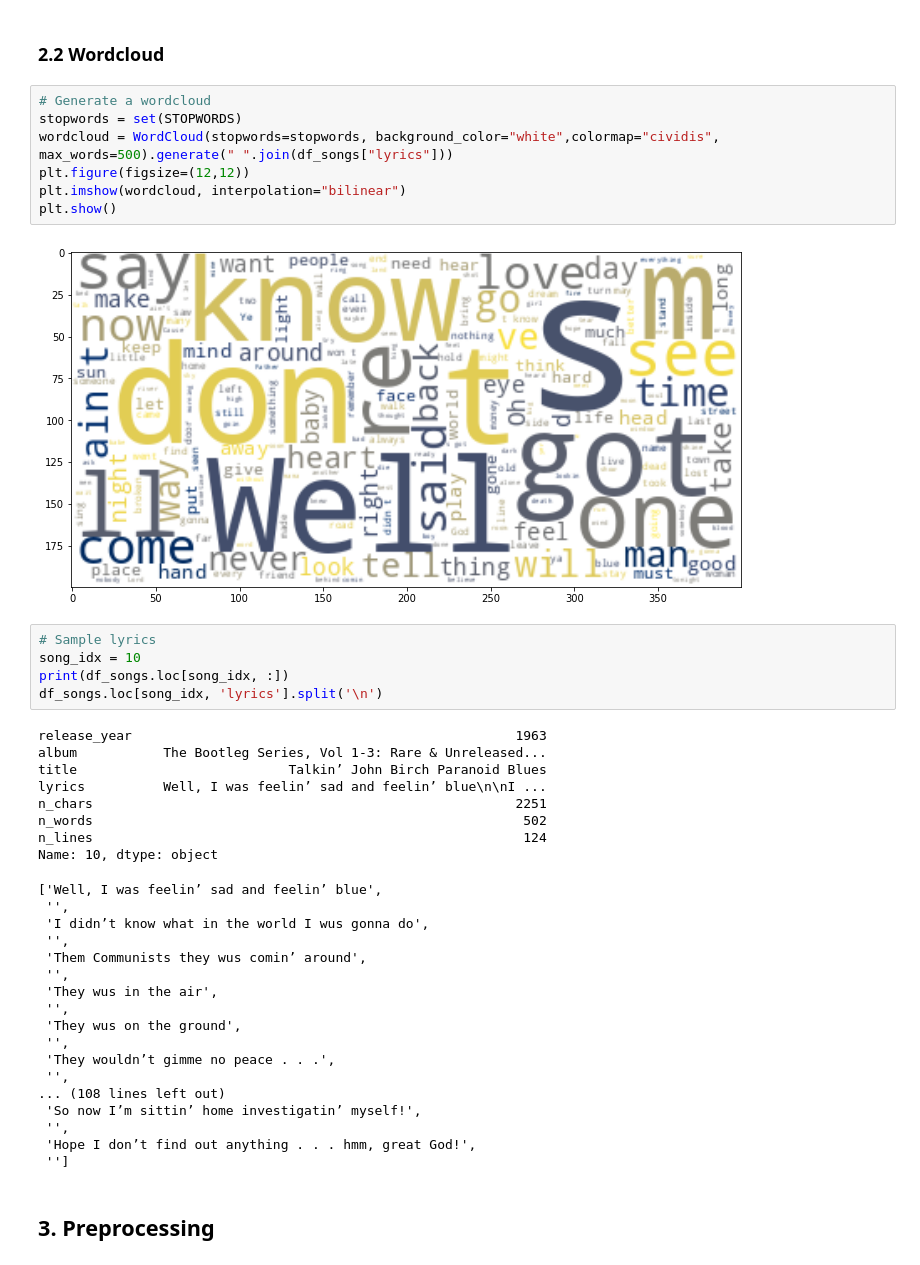
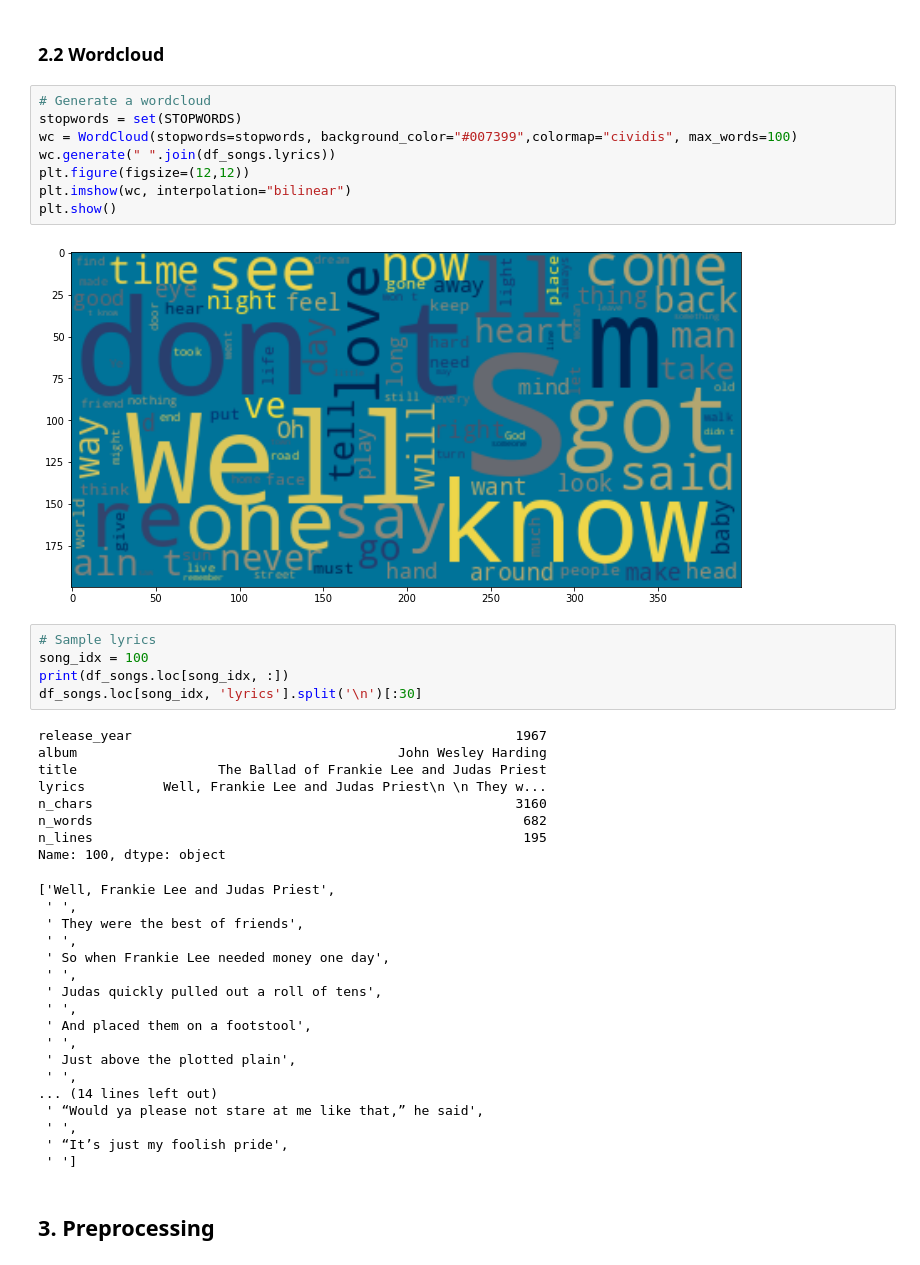
Before and after one commit to abhinav-neil/lyrics-generator-lstm, a Jupyter notebook: lyrics-generation-with-lstm.ipynb, the cells around one changed output. Drawn from its saved outputs; the diff is of its cells as text.

```diff
--- a/lyrics-generation-with-lstm.ipynb
+++ b/lyrics-generation-with-lstm.ipynb
@@ -121,43 +100,44 @@ sns.histplot(data=df_songs, x='n_lines', ax=axs[2])
 # %%
 # Generate a wordcloud
 stopwords = set(STOPWORDS)
-wordcloud = WordCloud(stopwords=stopwords, background_color="white",colormap="cividis", max_words=500).generate(" ".join(df_songs["lyrics"]))
+wc = WordCloud(stopwords=stopwords, background_color="#007399",colormap="cividis", max_words=100)
+wc.generate(" ".join(df_songs.lyrics))
 plt.figure(figsize=(12,12))
-plt.imshow(wordcloud, interpolation="bilinear")
+plt.imshow(wc, interpolation="bilinear")
 plt.show()
 # %% [output]
-[figure, old version]
+[figure, new version]
 # %%
 # Sample lyrics
-song_idx = 10
+song_idx = 100
 print(df_songs.loc[song_idx, :])
-df_songs.loc[song_idx, 'lyrics'].split('\n')
+df_songs.loc[song_idx, 'lyrics'].split('\n')[:30]
 # %% [output]
-release_year                                                 1963
-album           The Bootleg Series, Vol 1-3: Rare & Unreleased...
-title                           Talkin’ John Birch Paranoid Blues
-lyrics          Well, I was feelin’ sad and feelin’ blue\n\nI ...
-n_chars                                                      2251
-n_words                                                       502
-n_lines                                                       124
-Name: 10, dtype: object
+release_year                                                 1967
+album                                         John Wesley Harding
+title                  The Ballad of Frankie Lee and Judas Priest
+lyrics          Well, Frankie Lee and Judas Priest\n \n They w...
+n_chars                                                      3160
+n_words                                                       682
+n_lines                                                       195
+Name: 100, dtype: object
-['Well, I was feelin’ sad and feelin’ blue',
- '',
- 'I didn’t know what in the world I wus gonna do',
- '',
- 'Them Communists they wus comin’ around',
- '',
- 'They wus in the air',
- '',
- 'They wus on the ground',
- '',
- 'They wouldn’t gimme no peace . . .',
- '',
-... (108 lines left out)
- 'So now I’m sittin’ home investigatin’ myself!',
- '',
- 'Hope I don’t find out anything . . . hmm, great God!',
- '']
+['Well, Frankie Lee and Judas Priest',
+ ' ',
+ ' They were the best of friends',
+ ' ',
+ ' So when Frankie Lee needed money one day',
+ ' ',
+ ' Judas quickly pulled out a roll of tens',
+ ' ',
+ ' And placed them on a footstool',
+ ' ',
+ ' Just above the plotted plain',
+ ' ',
+... (14 lines left out)
+ ' “Would ya please not stare at me like that,” he said',
+ ' ',
+ ' “It’s just my foolish pride',
+ ' ']
 # %% [markdown]
 ## 3. Preprocessing
 # %%
```
Also changed, not shown: parts of 20 cells of this notebook.
